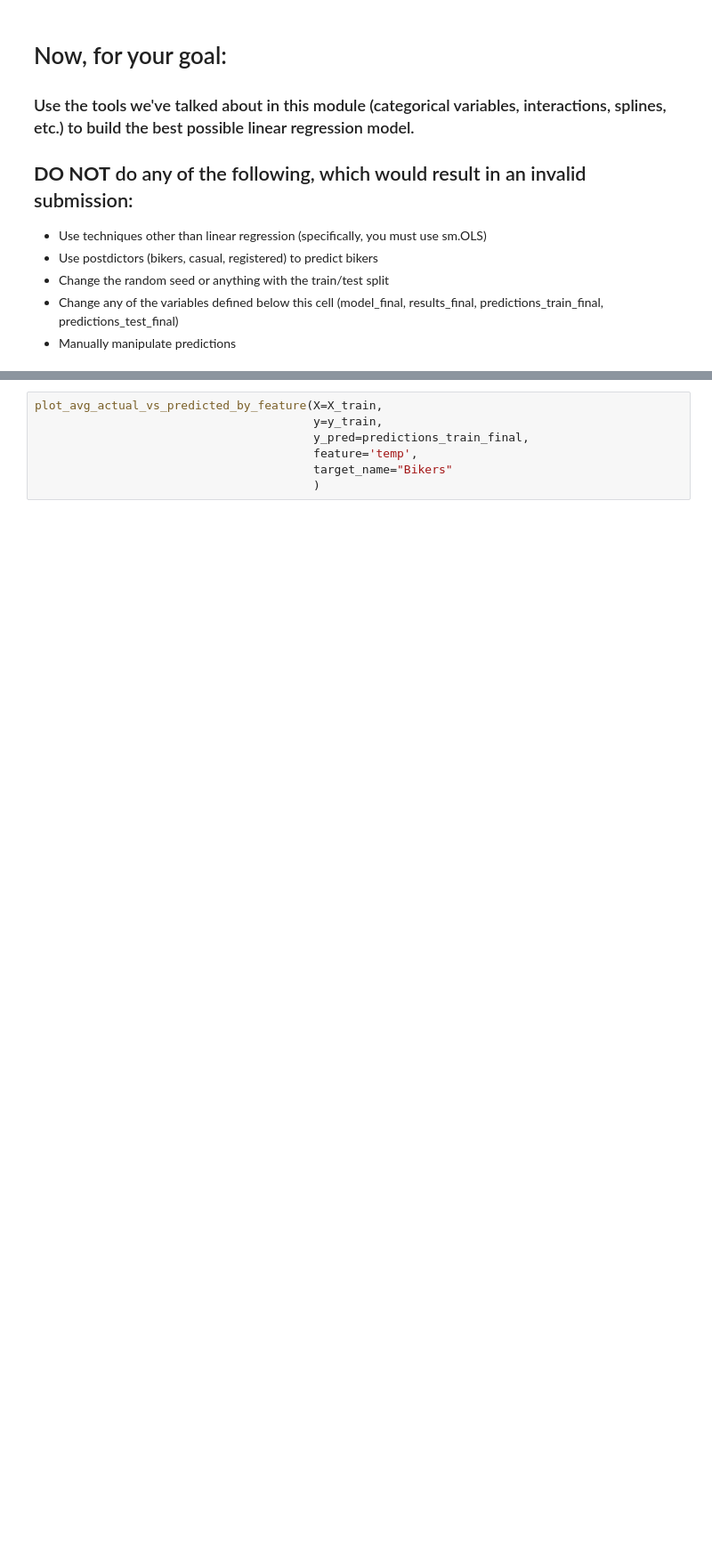
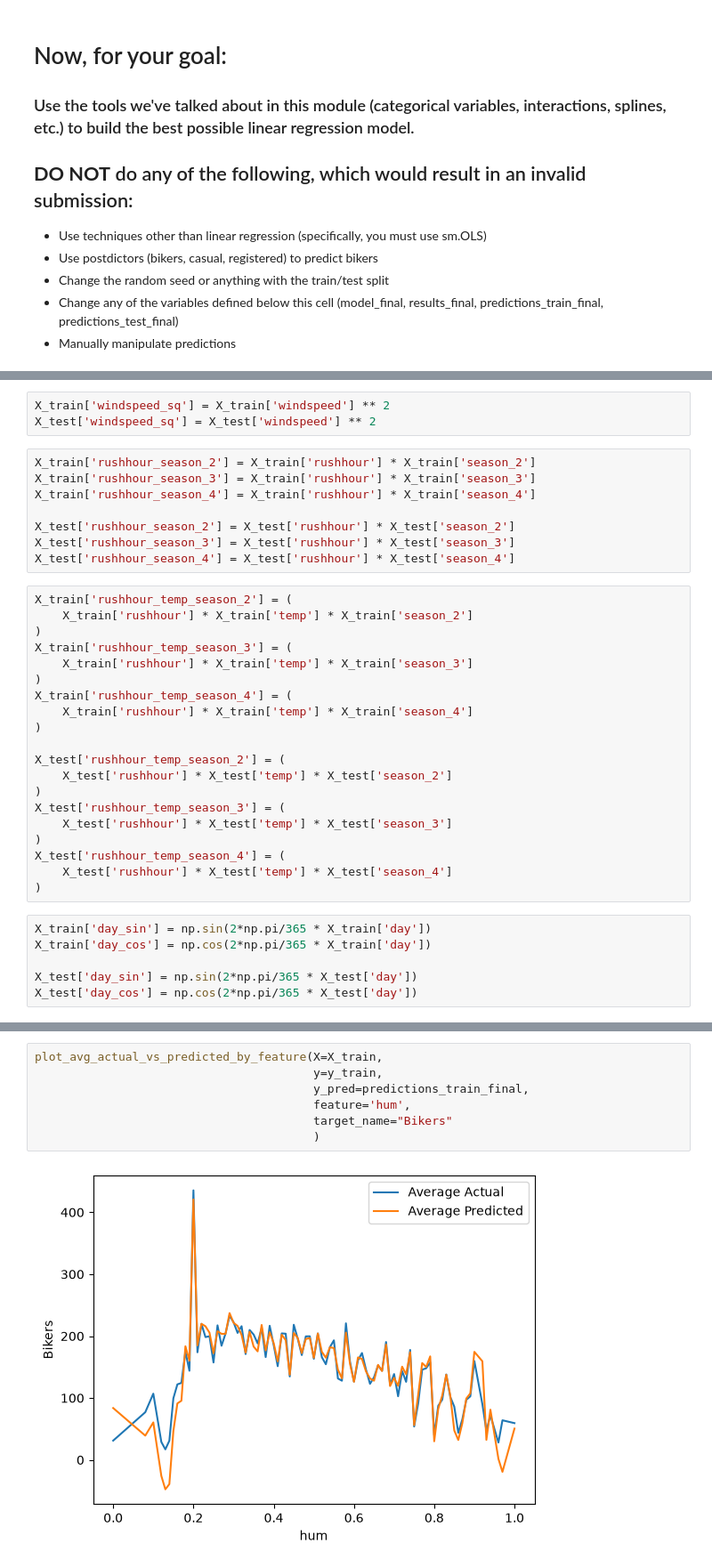
Before and after one commit to mikaylr/code_2600, a Jupyter notebook: mod05_nonlinear.ipynb, the cells around one changed output, grey strips where cells are left out. Shown at 89% size. Cells and saved outputs as stored; diff of their text form; blank space fills up the shorter version.

```diff
--- a/mod05_nonlinear.ipynb
+++ b/mod05_nonlinear.ipynb
@@ -357,3 +455,40 @@ plot_avg_actual_vs_predicted_by_feature(X=X_train,
+# %%
+X_train['windspeed_sq'] = X_train['windspeed'] ** 2
+X_test['windspeed_sq'] = X_test['windspeed'] ** 2
+# %%
+X_train['rushhour_season_2'] = X_train['rushhour'] * X_train['season_2']
+X_train['rushhour_season_3'] = X_train['rushhour'] * X_train['season_3']
+X_train['rushhour_season_4'] = X_train['rushhour'] * X_train['season_4']
+
+X_test['rushhour_season_2'] = X_test['rushhour'] * X_test['season_2']
+X_test['rushhour_season_3'] = X_test['rushhour'] * X_test['season_3']
+X_test['rushhour_season_4'] = X_test['rushhour'] * X_test['season_4']
+# %%
+X_train['rushhour_temp_season_2'] = (
+    X_train['rushhour'] * X_train['temp'] * X_train['season_2']
+)
+X_train['rushhour_temp_season_3'] = (
+    X_train['rushhour'] * X_train['temp'] * X_train['season_3']
+)
+X_train['rushhour_temp_season_4'] = (
+    X_train['rushhour'] * X_train['temp'] * X_train['season_4']
+)
+
+X_test['rushhour_temp_season_2'] = (
+    X_test['rushhour'] * X_test['temp'] * X_test['season_2']
+)
+X_test['rushhour_temp_season_3'] = (
+    X_test['rushhour'] * X_test['temp'] * X_test['season_3']
+)
+X_test['rushhour_temp_season_4'] = (
+    X_test['rushhour'] * X_test['temp'] * X_test['season_4']
+)
+# %%
+X_train['day_sin'] = np.sin(2*np.pi/365 * X_train['day'])
+X_train['day_cos'] = np.cos(2*np.pi/365 * X_train['day'])
+
+X_test['day_sin'] = np.sin(2*np.pi/365 * X_test['day'])
+X_test['day_cos'] = np.cos(2*np.pi/365 * X_test['day'])
 # %%
 # Build your linear regression model here.
 vars_to_include = [
@@ -372,7 +585,9 @@ print('MSE test: ', mse(y_test, predictions_test_final))
 # %%
 plot_avg_actual_vs_predicted_by_feature(X=X_train,
                                         y=y_train,
                                         y_pred=predictions_train_final,
-                                        feature='temp',
+                                        feature='hum',
                                         target_name="Bikers"
                                         )
+# %% [output]
+[figure, added]
```
Also changed, not shown: parts of 15 cells of this notebook.
